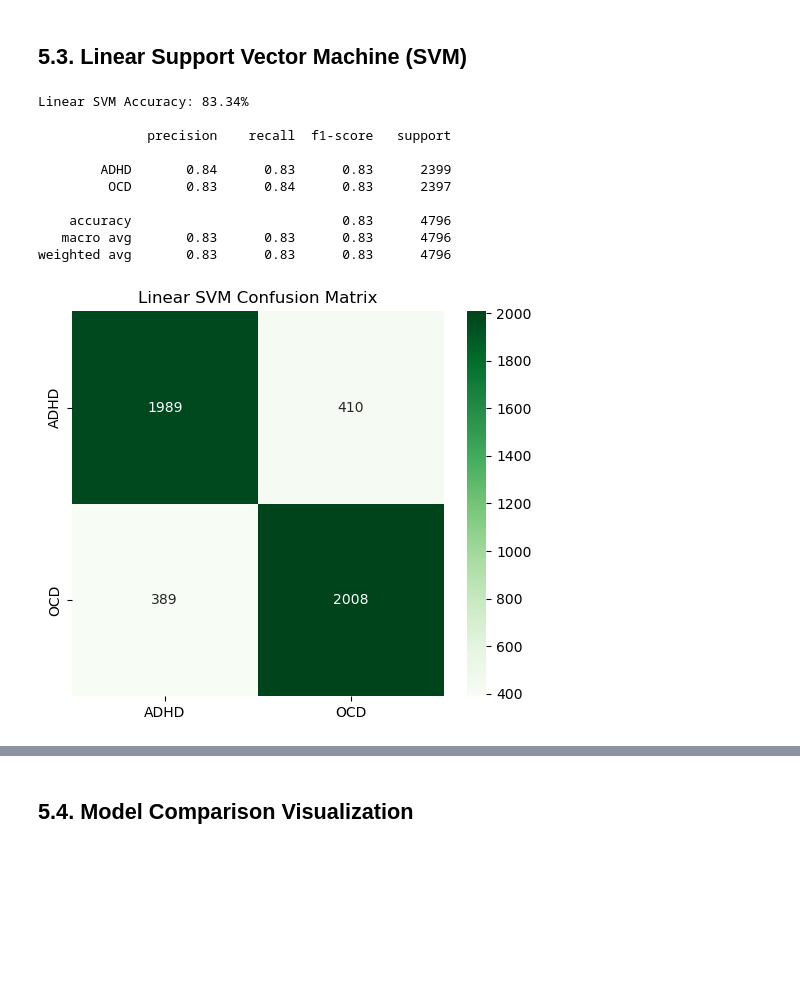
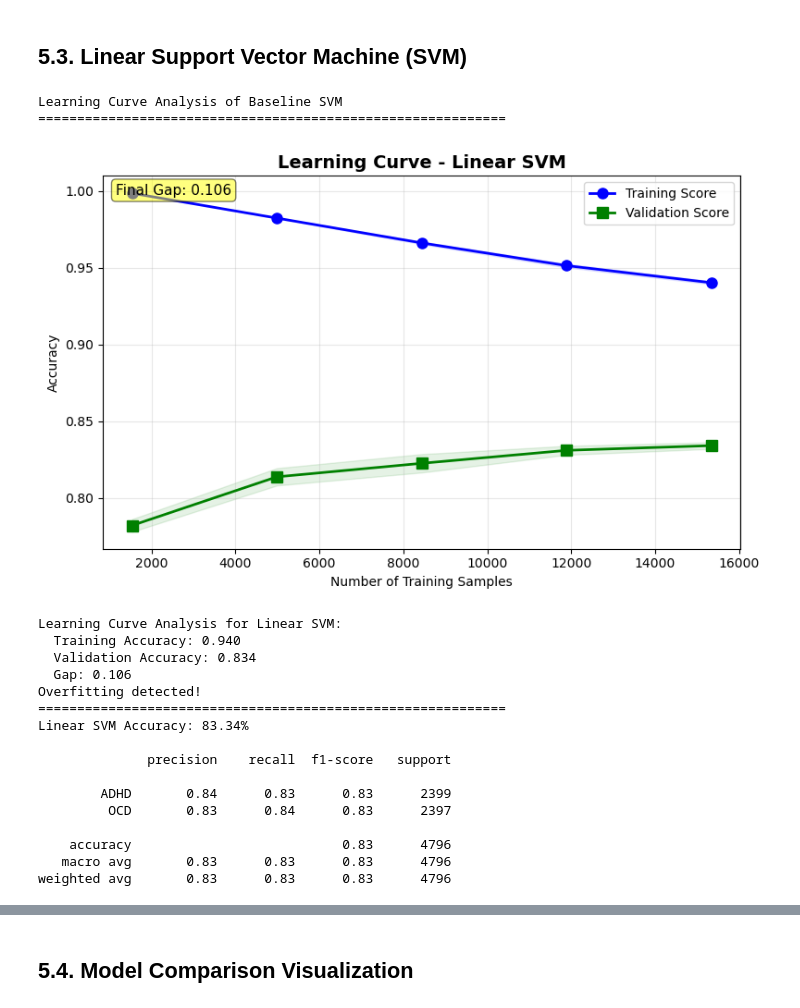
Before and after one commit to jeshmin-shrestha/ADHD-OCD-Reddit-Classifier, a Jupyter notebook: 23048596 Jeshmin Shrestha.ipynb, the cells around one changed output, grey strips where cells are left out. Cells and saved outputs as stored; diff of their text form; code cells hidden in the pictures; blank space fills up the shorter version.

```diff
--- a/23048596 Jeshmin Shrestha.ipynb
+++ b/23048596 Jeshmin Shrestha.ipynb
@@ -647,35 +733,47 @@ weighted avg       0.85      0.85      0.85      4796
 # %%
 from sklearn.svm import LinearSVC
 
 # Train Linear SVM
 svm_model = LinearSVC(max_iter=1000, random_state=42)
 svm_model.fit(X_train_tfidf, y_train)
-
+# Learning curve
+print("Learning Curve Analysis of Baseline SVM")
+print("="*60)
+gap_svm = plot_learning_curve(svm_model, X_train_tfidf, y_train, "Linear SVM")
+print("="*60)
 # Predict
 y_pred_svm = svm_model.predict(X_test_tfidf)
 
 # Accuracy
 acc_svm = accuracy_score(y_test, y_pred_svm)
 print(f"Linear SVM Accuracy: {acc_svm*100:.2f}%\n")
 
 # Classification report
 print(classification_report(y_test, y_pred_svm, target_names=['ADHD','OCD']))
 
 # Confusion matrix
 cm_svm = confusion_matrix(y_test, y_pred_svm)
 plt.figure(figsize=(6,5))
 sns.heatmap(cm_svm, annot=True, fmt='d', cmap='Greens', xticklabels=['ADHD','OCD'], yticklabels=['ADHD','OCD'])
 plt.title('Linear SVM Confusion Matrix')
 plt.show()
 # %% [output]
-Linear SVM Accuracy: 83.34%
-
-              precision    recall  f1-score   support
-
-        ADHD       0.84      0.83      0.83      2399
-         OCD       0.83      0.84      0.83      2397
-
-    accuracy                           0.83      4796
-   macro avg       0.83      0.83      0.83      4796
-weighted avg       0.83      0.83      0.83      4796
+Learning Curve Analysis of Baseline SVM
+============================================================
-[figure, old version]
+[figure, new version]
+Learning Curve Analysis for Linear SVM:
+  Training Accuracy: 0.940
+  Validation Accuracy: 0.834
+  Gap: 0.106
+Overfitting detected!
+============================================================
+Linear SVM Accuracy: 83.34%
+
+              precision    recall  f1-score   support
+
+        ADHD       0.84      0.83      0.83      2399
+         OCD       0.83      0.84      0.83      2397
+
+    accuracy                           0.83      4796
+   macro avg       0.83      0.83      0.83      4796
+weighted avg       0.83      0.83      0.83      4796
```
Also changed, not shown: parts of 38 cells of this notebook, 1 other file.
